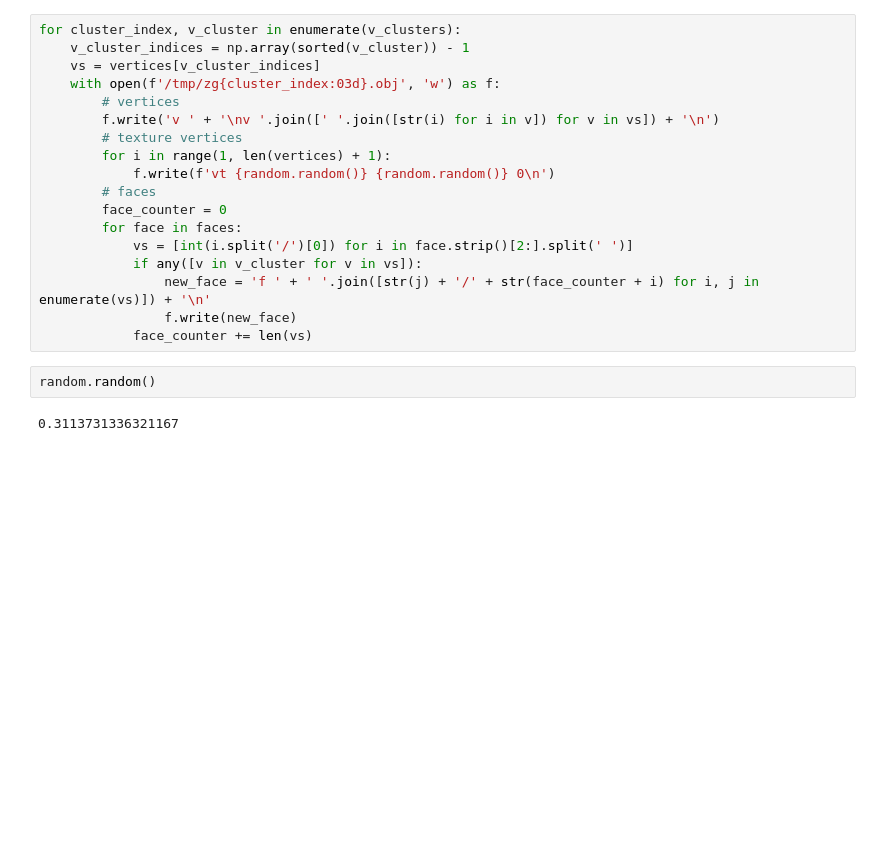
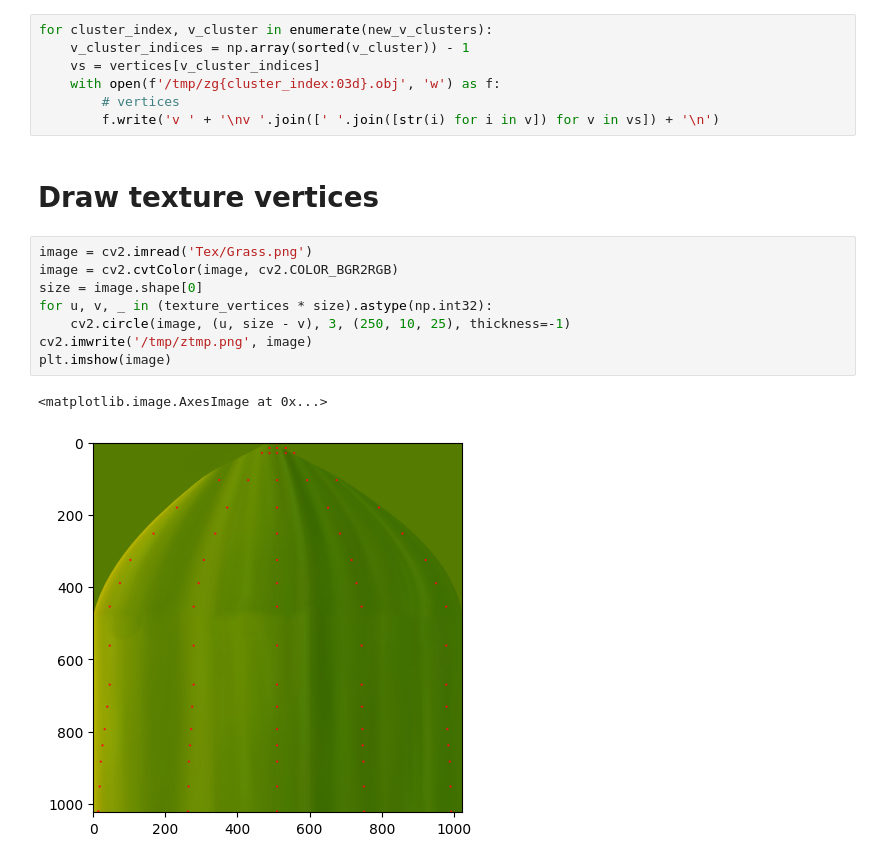
Before and after one commit to mohamad-hasan-sohan-ajini/snippets, a Jupyter notebook: 3D_grass/clustering.ipynb, the cells around one changed output. Drawn from its saved outputs; the diff is of its cells as text; blank space fills up the shorter version.

```diff
--- a/3D_grass/clustering.ipynb
+++ b/3D_grass/clustering.ipynb
@@ -55,22 +84,20 @@ print(len(v_clusters))
 # %%
-for cluster_index, v_cluster in enumerate(v_clusters):
+for cluster_index, v_cluster in enumerate(new_v_clusters):
     v_cluster_indices = np.array(sorted(v_cluster)) - 1
     vs = vertices[v_cluster_indices]
     with open(f'/tmp/zg{cluster_index:03d}.obj', 'w') as f:
         # vertices
         f.write('v ' + '\nv '.join([' '.join([str(i) for i in v]) for v in vs]) + '\n')
-        # texture vertices
-        for i in range(1, len(vertices) + 1):
-            f.write(f'vt {random.random()} {random.random()} 0\n')
-        # faces
-        face_counter = 0
-        for face in faces:
-            vs = [int(i.split('/')[0]) for i in face.strip()[2:].split(' ')]
-            if any([v in v_cluster for v in vs]):
-                new_face = 'f ' + ' '.join([str(j) + '/' + str(face_counter + i) for i, j in enumerate(vs)]) + '\n'
-                f.write(new_face)
-            face_counter += len(vs)
-# %%
-random.random()
-# %% [output]
-0.3113731336321167
+# %% [markdown]
+# Draw texture vertices
+# %%
+image = cv2.imread('Tex/Grass.png')
+image = cv2.cvtColor(image, cv2.COLOR_BGR2RGB)
+size = image.shape[0]
+for u, v, _ in (texture_vertices * size).astype(np.int32):
+    cv2.circle(image, (u, size - v), 3, (250, 10, 25), thickness=-1)
+cv2.imwrite('/tmp/ztmp.png', image)
+plt.imshow(image)
+# %% [output]
+<matplotlib.image.AxesImage at 0x...>
+[figure, added]
```
Also changed, not shown: parts of 6 cells of this notebook.
